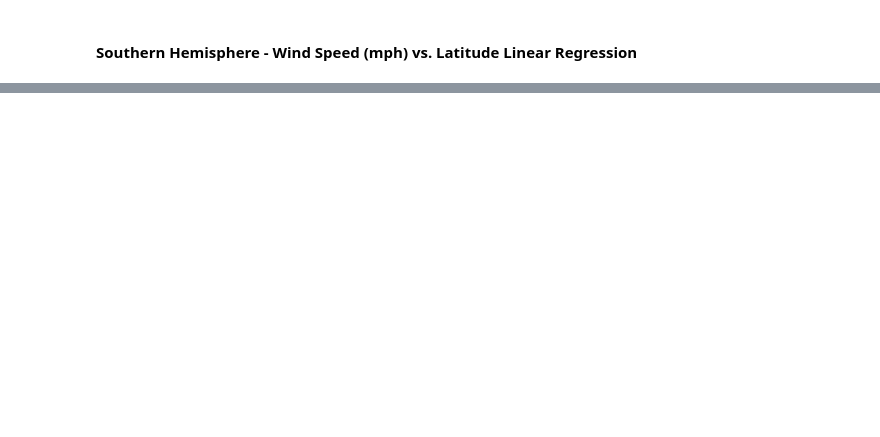
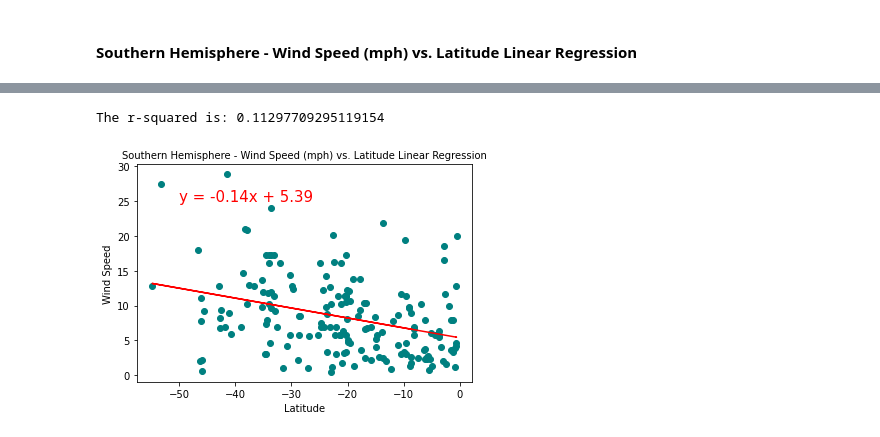
Before and after one commit to Claude-Hanfou/Python-API-Analysis, a Jupyter notebook: WeatherPy/WeatherPy.ipynb, the cells around one changed output, grey strips where cells are left out. Cells and saved outputs as stored; diff of their text form; code cells hidden in the pictures; blank space fills up the shorter version.

```diff
--- a/WeatherPy/WeatherPy.ipynb
+++ b/WeatherPy/WeatherPy.ipynb
@@ -507,0 +533,33 @@ The r-value is: 0.017128274759839232
+# %%
+#Linear regression model
+# Add the linear regression equation and line to plot
+x_values = south_df['Lat']
+y_values = south_df['Wind Speed']
+
+# Run linear regression
+(slope, intercept, rvalue, pvalue, stderr) = linregress(x_values, y_values)
+regress_values = x_values * slope + intercept
+line_eq = "y = " + str(round(slope,2)) + "x + " + str(round(intercept,2))
+
+# Plot scatter plot
+plt.scatter(x_values,y_values,color="teal")
+
+# Plot regression line
+plt.plot(x_values,regress_values,"r-")
+plt.annotate(line_eq,(-50,25),fontsize=15,color="red")
+
+
+# Label plot
+plt.title('Southern Hemisphere - Wind Speed (mph) vs. Latitude Linear Regression',fontsize = 10)
+plt.xlabel('Latitude')
+plt.ylabel('Wind Speed')
+
+# Print r square value
+print(f"The r-squared is: {rvalue**2}")
+plt.savefig("../output_data/figure_12.png")
+
+# Show plot
+plt.show()
+# %% [output]
+The r-squared is: 0.11297709295119154
+[figure, added]
```
Also changed, not shown: parts of 3 cells of this notebook, 3 other files.
